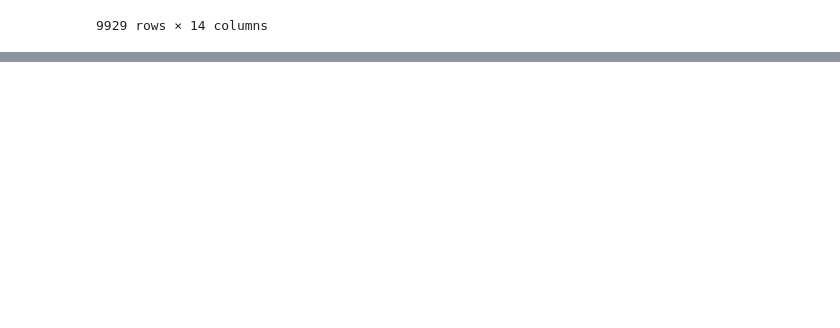
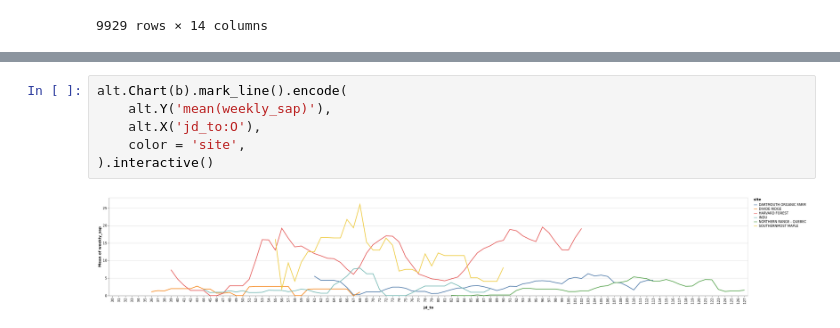
Before and after one commit to spentelow/sapflow, a Jupyter notebook: src/houle_analysis_norm.ipynb, the cells around one changed output, grey strips where cells are left out. Drawn from its saved outputs; the diff is of its cells as text; blank space fills up the shorter version.

```diff
--- a/src/houle_analysis_norm.ipynb
+++ b/src/houle_analysis_norm.ipynb
@@ -205,3 +277,11 @@ In [5]: a.reset_index().merge(b, how="left").set_index('index')n: missing sap va
+# %%
+alt.Chart(b).mark_line().encode(
+    alt.Y('mean(weekly_sap)'),
+    alt.X('jd_to:O'),
+    color = 'site',
+).interactive()
+# %% [output]
+[figure, added]
 # %%
 alt.Chart(a).mark_bar().encode(
     alt.X('weekly_sugarwt',bin=alt.Bin(maxbins=30)),
```
Also changed, not shown: parts of 8 cells of this notebook.
